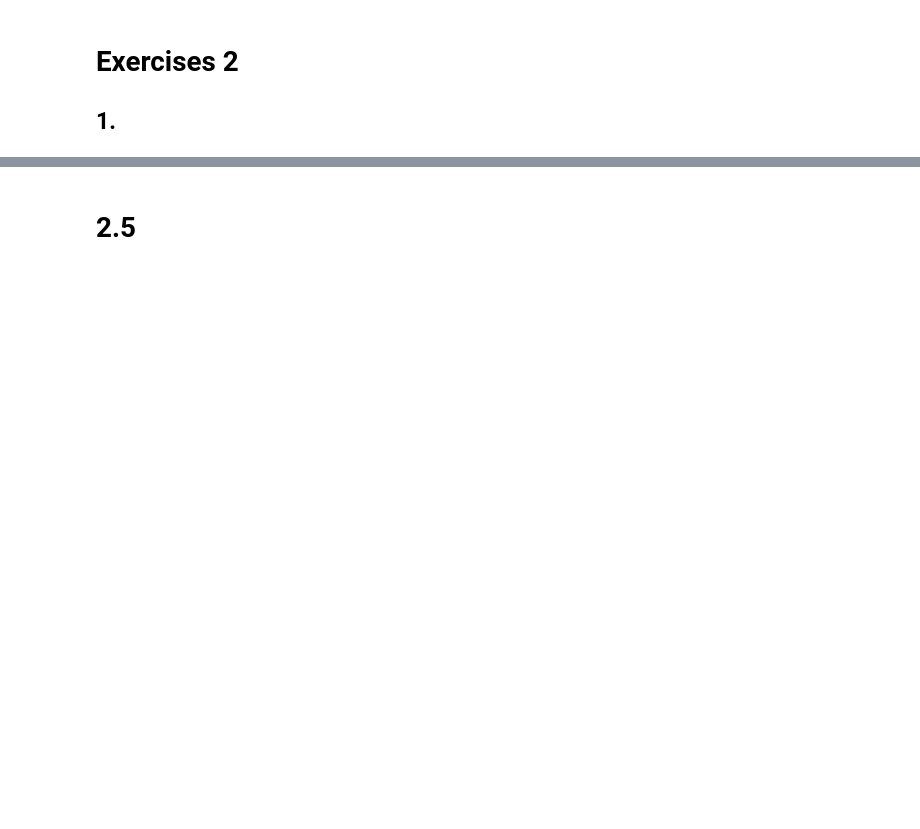
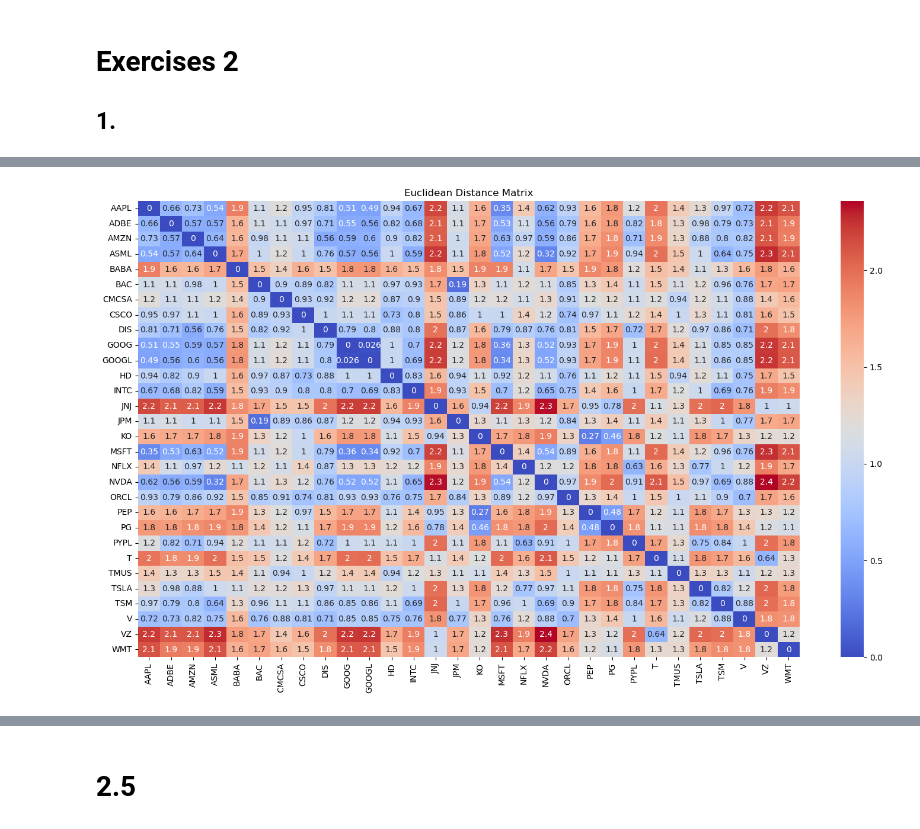
Before and after one commit to ntakirutimanapierre/The-Use-of-PCA-, a Jupyter notebook: pntakiru_DIAML_Assignment7.ipynb, the cells around one changed output, grey strips where cells are left out. Drawn from its saved outputs; the diff is of its cells as text; code cells hidden in the pictures; blank space fills up the shorter version.

```diff
--- a/pntakiru_DIAML_Assignment7.ipynb
+++ b/pntakiru_DIAML_Assignment7.ipynb
@@ -170,0 +211,31 @@ ValueError: not enough values to unpack (expected 2, got 1)
+# %%
+# Example usage:
+
+
+def euclidean_distance(x, y):
+    return np.sqrt(np.sum((x - y)**2))
+
+num_stocks = correlation_matrix.shape[1]
+distances = np.empty((num_stocks, num_stocks))
+
+column = 0
+row = 0
+
+for i in correlation_matrix.columns:
+    column = 0  # Reset column index for each row
+    for j in correlation_matrix.columns:
+        distances[row, column] = euclidean_distance(correlation_matrix[i], correlation_matrix[j])
+        column += 1
+    row += 1
+
+# plt.figure(figsize=(16, 10))
+# sns.heatmap(distances, annot=True, cmap='coolwarm')
+
+distances = pd.DataFrame(distances, index=correlation_matrix.columns, columns=correlation_matrix.columns)
+
+plt.figure(figsize=(18, 10))
+sns.heatmap(distances, annot=True, cmap='coolwarm')
+plt.title('Euclidean Distance Matrix')
+plt.show()
+# %% [output]
+[figure, added]
```
Also changed, not shown: parts of 22 cells of this notebook, 4 other files.
